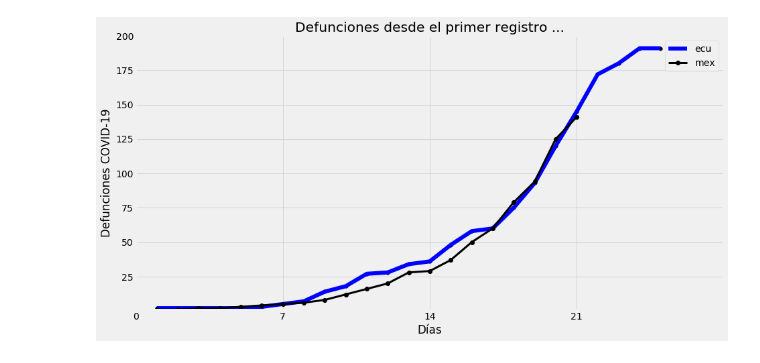
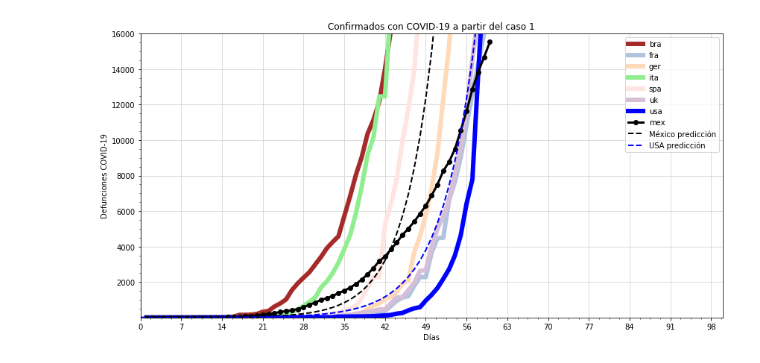
Before and after one commit to luiggix/COVID_19_Mex, a Jupyter notebook: COVID_VISINFO.ipynb, the cells around one changed output. Cells and saved outputs as stored; diff of their text form; code cells hidden in the pictures.

```diff
--- a/COVID_VISINFO.ipynb
+++ b/COVID_VISINFO.ipynb
@@ -15,7 +16,7 @@ plt.style.use('fivethirtyeight')
 # %%
 def getInformation(data, country_id):
     print(country_id)
-    suma = np.zeros(77)
+    suma = np.zeros(96)
     for i in country_id:
         country = data.loc[[i]]
         dummy = country.values[0][4:]
@@ -111,7 +139,7 @@ country_info
 # %%
 # Mexico corrección - Confirmados
 mex_list = list(country_info['mex'])
-mex_list.append(2785)
+mex_list.append(15529)
 print(mex_list)
 country_info['mex'] = np.array(mex_list)
 country_info['mex']
@@ -127,7 +160,7 @@ array([1.000e+00, 4.000e+00, 5.000e+00, 5.000e+00, 5.000e+00, 5.000e+00,
 # %%
 # Mexico corrección - Defunciones
 mex_list = list(country_info['mex'])#.append(848)
-mex_list.append(141)
+mex_list.append(712)
 print(mex_list)
 country_info['mex'] = np.array(mex_list)
 country_info['mex']
@@ -149,5 +178,9 @@ for k in country_factor:
     country_forecast[k] = forecast(days_forecast, country_factor[k][1], thr)
 #country_forecast
 # %%
-total_days = 28
+total_days = 100
 xts = np.arange(0,total_days,7)
+
+mexi = country_info['mex'][country_info['mex'] >= thr]
+mexi_max = ceil(np.max(mexi / 1000)) * 1000
+mexi
@@ -154,41 +200,40 @@ xts = np.arange(0,total_days,7)
 # %%
+
 fig = plt.figure(figsize=(14,7))
 for k in country_info:
 #    print(k, sep='\t')
     pais = country_info[k][country_info[k] >= thr]
     xp = [x for x in range(1,len(pais)+1)]
     par = {'marker':'', 'lw':'-', 'lw':6.00, 'c':country_color[k], 'label':k}
     pars = {'marker':'o', 's':30.0, 'c':'k'}#country_color[k]}
     if k != 'mex':
-#        plt.scatter(xp[-2:], pais[-2:], **pars)
-        plt.scatter(xp, pais, **pars)
+        plt.scatter(xp[-2:], pais[-2:], **pars)
+#        plt.scatter(xp, pais, **pars)
         plt.plot(xp, pais, **par)
 #        plt.text(x = xp[-1], y = pais[-1], c = country_color[k], s = k, weight = 'bold')
 
+xp = [x for x in range(1,len(mexi)+1)]
+par = {'marker':'o', 'lw':'-', 'lw':3.00, 'c':'k', 'label':'mex'}
+plt.plot(xp, mexi, **par)
 
-par = {'marker':'o', 'lw':'-', 'lw':3.00, 'c':'k', 'label':'mex'}
-pais = country_info['mex'][country_info['mex'] >= thr]
-xp = [x for x in range(1,len(pais)+1)]
-plt.plot(xp, pais, **par)
-
-#plt.plot(country_forecast['mex'],'--', lw = 2.0, c = 'k', label = 'México predicción')
-#plt.plot(country_forecast['usa'],'--', lw = 2.0, c = 'b', label = 'USA predicción')
+plt.plot(country_forecast['mex'],'--', lw = 2.0, c = 'k', label = 'México predicción')
+plt.plot(country_forecast['usa'],'--', lw = 2.0, c = 'b', label = 'USA predicción')
 #plt.plot(country_forecast['ecu'],'--', lw = 2.0, c = 'gray', label = 'Ecuador predicción')
 
 plt.xlim([1,total_days])#1 * len(Italy)])
-plt.ylim([thr-0.1,200])
+plt.ylim([thr-0.1,mexi_max])
 plt.xlabel('Días')
 #plt.ylabel('Casos confirmados COVID-19')
 plt.ylabel('Defunciones COVID-19')
 #plt.yscale('log')
 plt.xticks(ticks=xts, labels=xts)#, rotation='vertical')
 plt.minorticks_on()
 plt.legend()
 plt.grid(color='#d4d4d4')
-#plt.title('Confirmados con COVID-19 a partir del caso 1')
-plt.title('Defunciones desde el primer registro ...')
+plt.title('Confirmados con COVID-19 a partir del caso 1')
+#plt.title('Defunciones desde el primer registro ...')
 #plt.savefig('Confirmados290320_02_.png')
-plt.savefig('Defunciones290320.png')
+#plt.savefig('Defunciones290320.png')
 plt.show()
 # %% [output]
-[figure, old version]
+[figure, new version]
```
Also changed, not shown: parts of 10 cells of this notebook, 10 other files.
